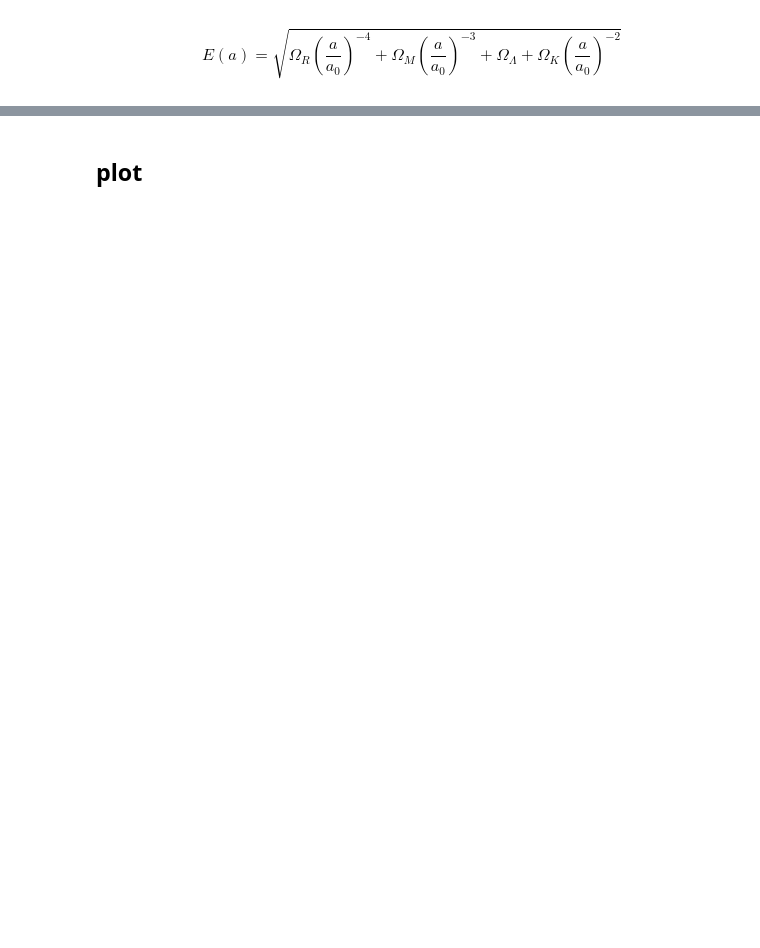
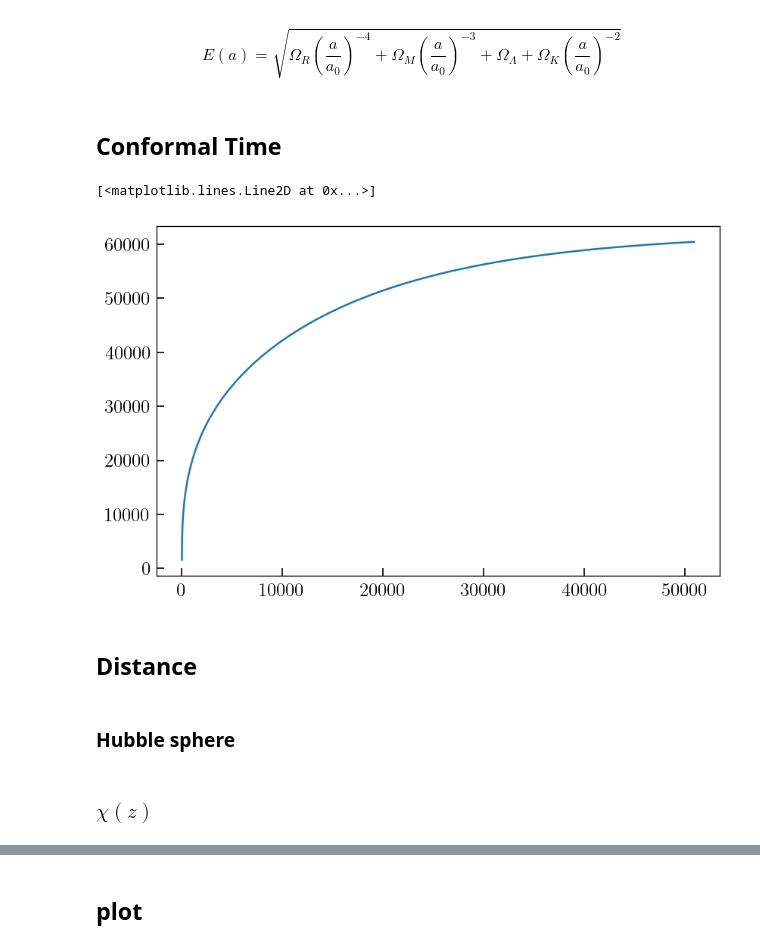
Before and after one commit to SiyiZhao/learnCosmology, a Jupyter notebook: code/expansion.ipynb, the cells around one changed output, grey strips where cells are left out. Drawn from its saved outputs; the diff is of its cells as text; code cells hidden in the pictures; blank space fills up the shorter version.

```diff
--- a/code/expansion.ipynb
+++ b/code/expansion.ipynb
@@ -80,3 +85,22 @@ def Ha(a, H0, a0, OmR, OmM, OmL, OmK):
     'give me H0 in /Myr (/s), return Ha in /Myr (/s)'
     Ea = np.sqrt(OmR /a**4 + OmM / a**3 + OmL + OmK / a**2)
     return H0 * Ea
+# %%
+def dtau_over_da(a, H0, a0, OmR, OmM, OmL, OmK):
+    'give me H0 in /Myr, return tau in Myr'
+    sq = a*a * Ha(a, H0, a0, OmR, OmM, OmL, OmK)
+    return 1/sq
+# %% [markdown]
+## Conformal Time
+# %%
+ai = 0
+# %%
+tau_l = []
+for a1 in a1_l:
+    tau = integrate.quad(lambda a: dtau_over_da(a, H0, a0, OmR, OmM, OmL, OmK), ai, a1)
+    tau_l.append(tau[0])
+# %%
+plt.plot(t_l, tau_l)
+# %% [output]
+[<matplotlib.lines.Line2D at 0x...>]
+[figure, added]
@@ -83,3 +110,5 @@ def Ha(a, H0, a0, OmR, OmM, OmL, OmK):
+# %% [markdown]
+## Distance
 # %%
 H0 = 70 #km/s/Mpc
 # %%
@@ -87,2 +120,6 @@ c = 3e5 #km/s
+# %% [markdown]
+### Hubble sphere
 # %%
 chi_H = c/(a1_l * Ha(a1_l, H0, a0, OmR, OmM, OmL, OmK)) #Mpc
+# %% [markdown]
+### $\chi(z)$
```
Also changed, not shown: parts of 33 cells of this notebook, 5 other files.
